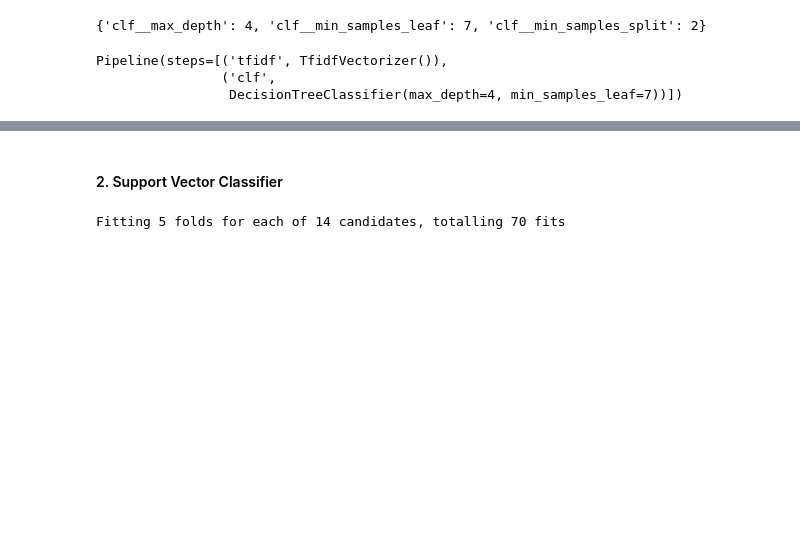
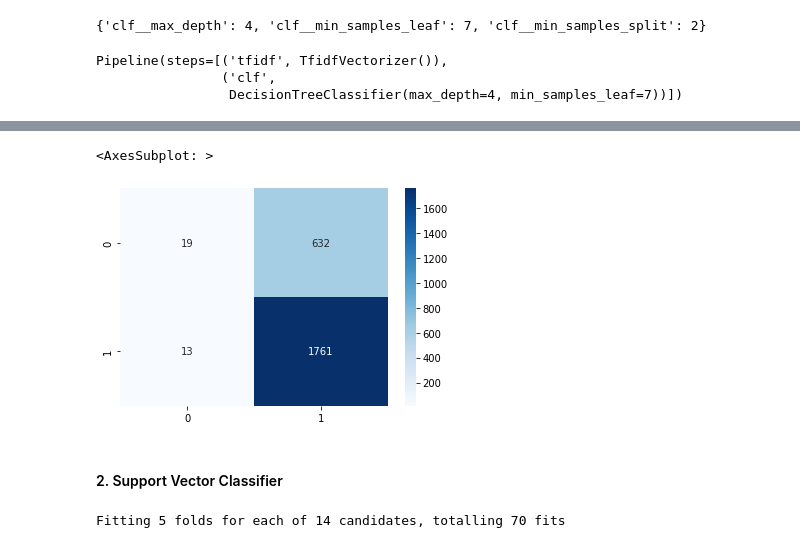
Before and after one commit to gprasad125/dsc180a-project, a Jupyter notebook: notebooks/modeling.ipynb, the cells around one changed output, grey strips where cells are left out. Cells and saved outputs as stored; diff of their text form; code cells hidden in the pictures; blank space fills up the shorter version.

```diff
--- a/notebooks/modeling.ipynb
+++ b/notebooks/modeling.ipynb
@@ -212,3 +212,9 @@ get_stats(new_preds_dt, y_test)
+# %%
+cm_dt_opt = confusion_matrix(y_test, new_preds_dt)
+sns.heatmap(cm_dt_opt, cmap = "Blues", annot = True, fmt = "1")
+# %% [output]
+<AxesSubplot: >
+[figure, added]
 # %% [markdown]
 #### 2. Support Vector Classifier
 # %%
```
Also changed, not shown: parts of 12 cells of this notebook, 10 other files.
